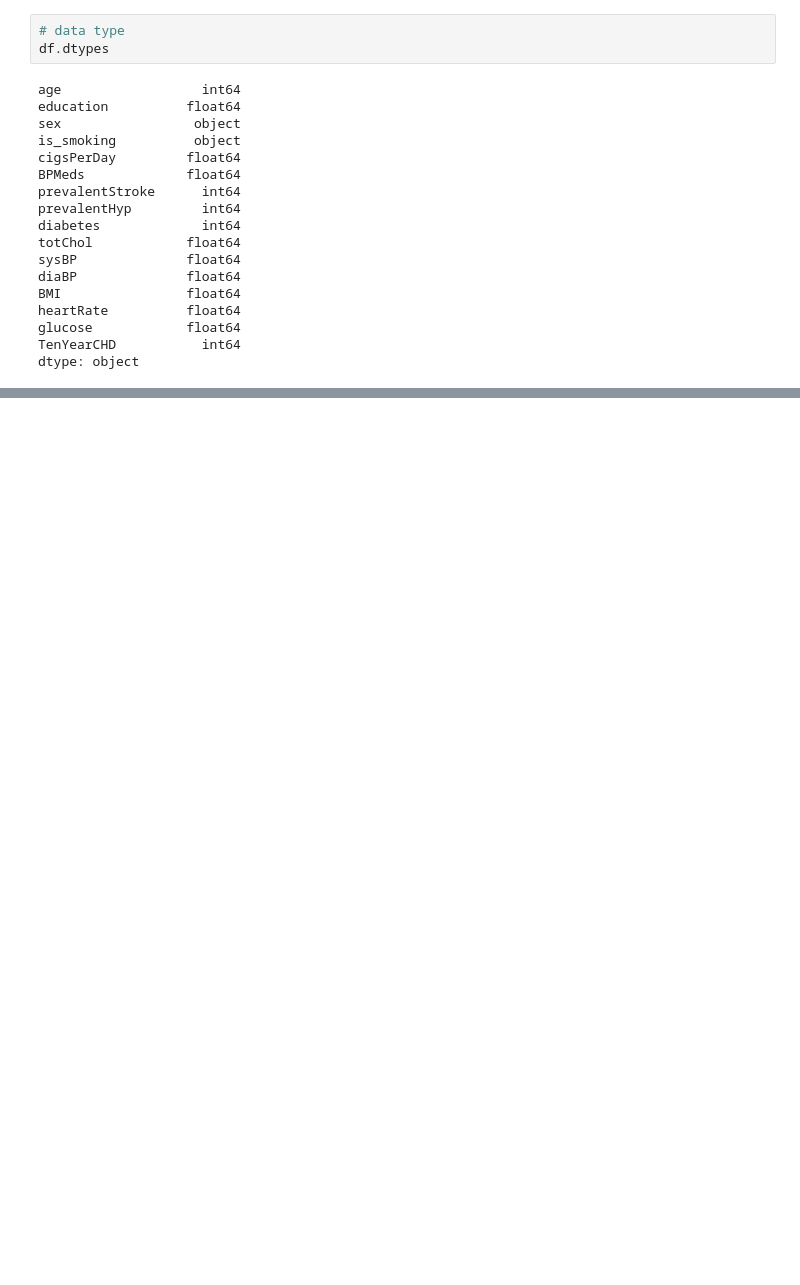
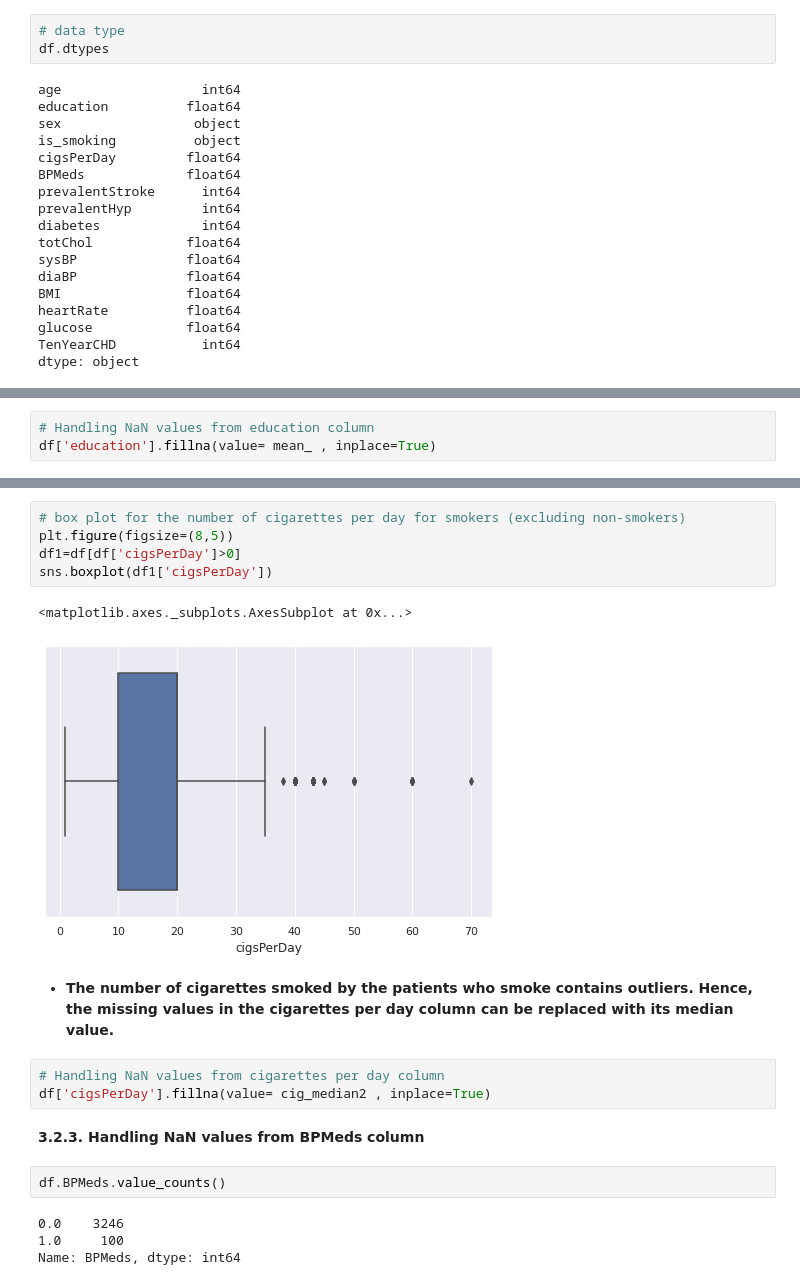
Before and after one commit to vir097/Cardiovascular-Risk-Prediction--Viral-Shewale, a Jupyter notebook: Cardiovascular_risk_prediction_Viral_Shewale.ipynb, the cells around one changed output, grey strips where cells are left out. Saved outputs shown, nothing was run; the diff lists cells and outputs as text; blank space fills up the shorter version.

```diff
--- a/Cardiovascular_risk_prediction_Viral_Shewale.ipynb
+++ b/Cardiovascular_risk_prediction_Viral_Shewale.ipynb
@@ -133,0 +195,3 @@ dtype: object
+# %%
+# Handling NaN values from education column
+df['education'].fillna(value= mean_ , inplace=True)
@@ -133,0 +229,21 @@ dtype: object
+# %%
+# box plot for the number of cigarettes per day for smokers (excluding non-smokers)
+plt.figure(figsize=(8,5))
+df1=df[df['cigsPerDay']>0]
+sns.boxplot(df1['cigsPerDay'])
+# %% [output]
+<matplotlib.axes._subplots.AxesSubplot at 0x...>
+[figure, added]
+# %% [markdown]
+* **The number of cigarettes smoked by the patients who smoke contains outliers. Hence, the missing values in the cigarettes per day column can be replaced with its median value.**
+# %%
+# Handling NaN values from cigarettes per day column
+df['cigsPerDay'].fillna(value= cig_median2 , inplace=True)
+# %% [markdown]
+**3.2.3. Handling NaN values from BPMeds column**
+# %%
+df.BPMeds.value_counts()
+# %% [output]
+0.0    3246
+1.0     100
+Name: BPMeds, dtype: int64
```
Also changed, not shown: parts of 75 cells of this notebook.
